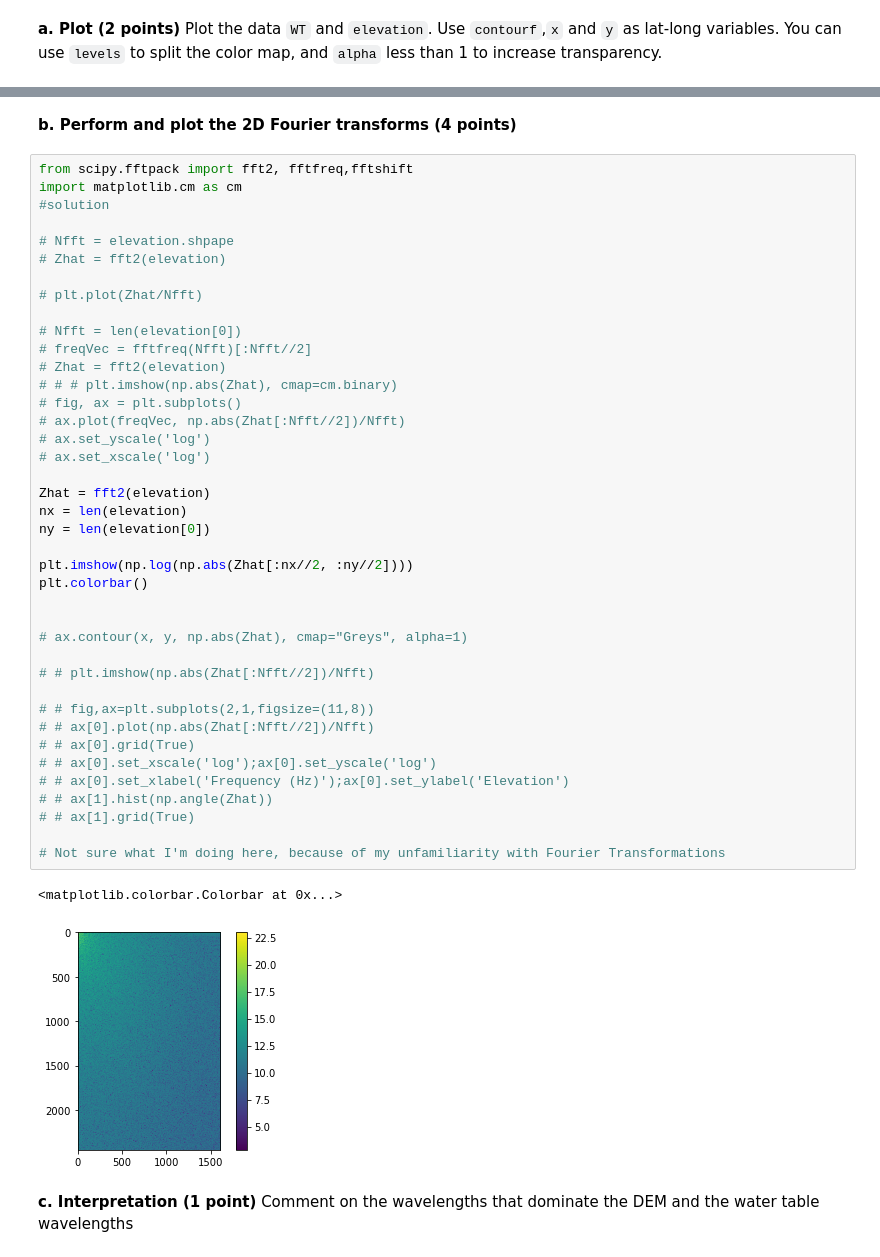
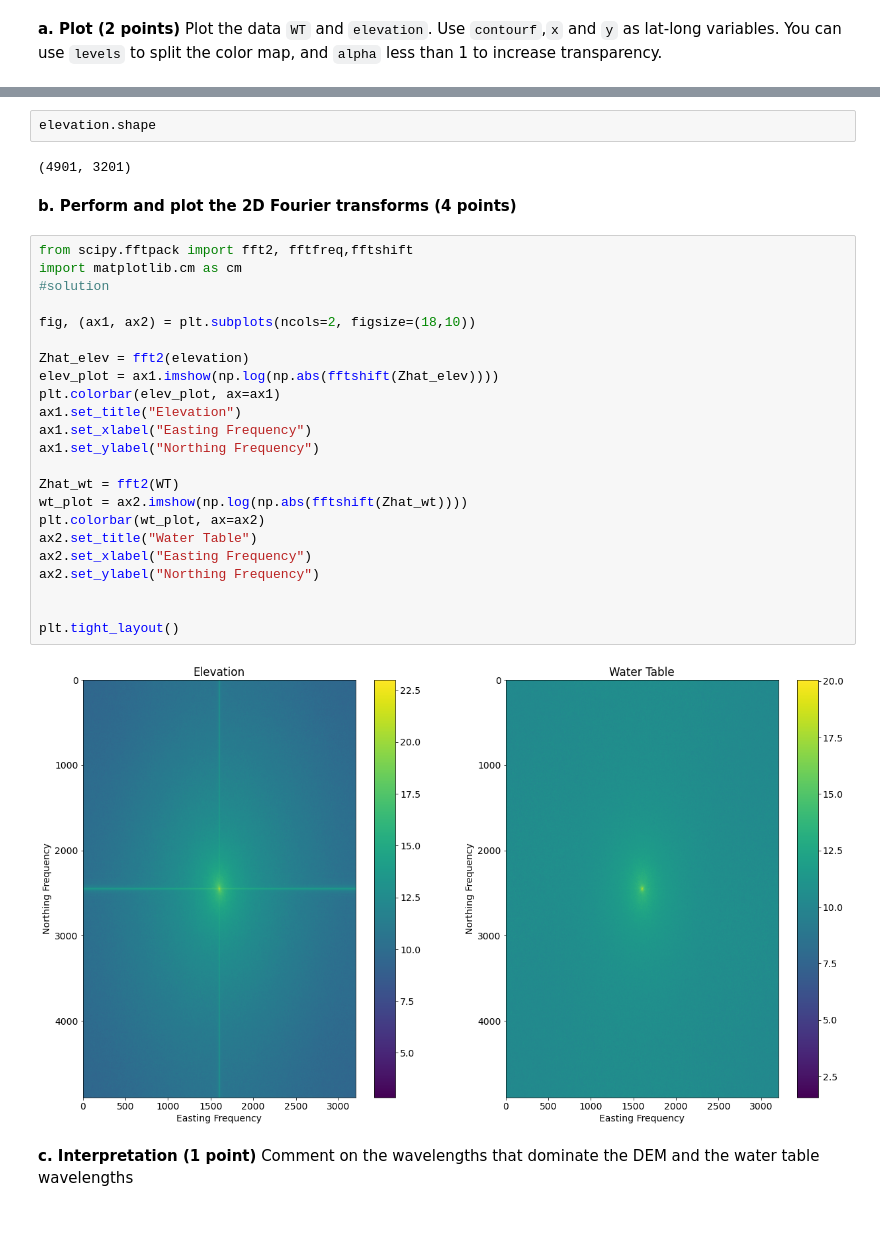
Before and after one commit to UW-ESS-DS/pritam-repo, a Jupyter notebook: hw4_hw5/Homework_4_and_5.ipynb, the cells around one changed output, grey strips where cells are left out. Saved outputs shown, nothing was run; the diff lists cells and outputs as text; blank space fills up the shorter version.

```diff
--- a/hw4_hw5/Homework_4_and_5.ipynb
+++ b/hw4_hw5/Homework_4_and_5.ipynb
@@ -665,48 +641,34 @@ Text(0.5, 1.0, 'Western US water table depth')
+# %%
+elevation.shape
+# %% [output]
+(4901, 3201)
 # %% [markdown]
 **b. Perform and plot the 2D Fourier transforms (4 points)**
-# %%
-from scipy.fftpack import fft2, fftfreq,fftshift
-import matplotlib.cm as cm
-#solution
-
-# Nfft = elevation.shpape
-# Zhat = fft2(elevation)
-
-# plt.plot(Zhat/Nfft)
-
-# Nfft = len(elevation[0])
-# freqVec = fftfreq(Nfft)[:Nfft//2]
-# Zhat = fft2(elevation)
-# # # plt.imshow(np.abs(Zhat), cmap=cm.binary)
-# fig, ax = plt.subplots()
-# ax.plot(freqVec, np.abs(Zhat[:Nfft//2])/Nfft)
-# ax.set_yscale('log')
-# ax.set_xscale('log')
-
-Zhat = fft2(elevation)
-nx = len(elevation)
-ny = len(elevation[0])
-
-plt.imshow(np.log(np.abs(Zhat[:nx//2, :ny//2])))
-plt.colorbar()
-
-
-# ax.contour(x, y, np.abs(Zhat), cmap="Greys", alpha=1)
-
-# # plt.imshow(np.abs(Zhat[:Nfft//2])/Nfft)
-
-# # fig,ax=plt.subplots(2,1,figsize=(11,8))
-# # ax[0].plot(np.abs(Zhat[:Nfft//2])/Nfft)
-# # ax[0].grid(True)
-# # ax[0].set_xscale('log');ax[0].set_yscale('log')
-# # ax[0].set_xlabel('Frequency (Hz)');ax[0].set_ylabel('Elevation')
-# # ax[1].hist(np.angle(Zhat))
-# # ax[1].grid(True)
-
-# Not sure what I'm doing here, because of my unfamiliarity with Fourier Transformations
-# %% [output]
-<matplotlib.colorbar.Colorbar at 0x...>
-[figure, removed]
+# %%
+from scipy.fftpack import fft2, fftfreq,fftshift
+import matplotlib.cm as cm
+#solution
+
+fig, (ax1, ax2) = plt.subplots(ncols=2, figsize=(18,10))
+
+Zhat_elev = fft2(elevation)
+elev_plot = ax1.imshow(np.log(np.abs(fftshift(Zhat_elev))))
+plt.colorbar(elev_plot, ax=ax1)
+ax1.set_title("Elevation")
+ax1.set_xlabel("Easting Frequency")
+ax1.set_ylabel("Northing Frequency")
+
+Zhat_wt = fft2(WT)
+wt_plot = ax2.imshow(np.log(np.abs(fftshift(Zhat_wt))))
+plt.colorbar(wt_plot, ax=ax2)
+ax2.set_title("Water Table")
+ax2.set_xlabel("Easting Frequency")
+ax2.set_ylabel("Northing Frequency")
+
+
+plt.tight_layout()
+# %% [output]
+[figure, added]
 # %% [markdown]
 **c. Interpretation (1 point)**
 Comment on the wavelengths that dominate the DEM and the water table wavelengths
```
Also changed, not shown: parts of 13 cells of this notebook.
